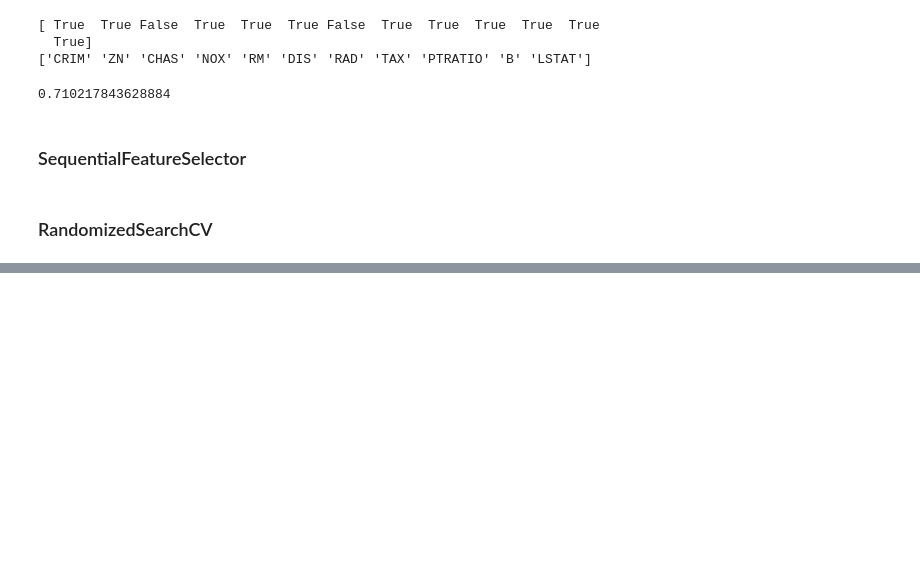
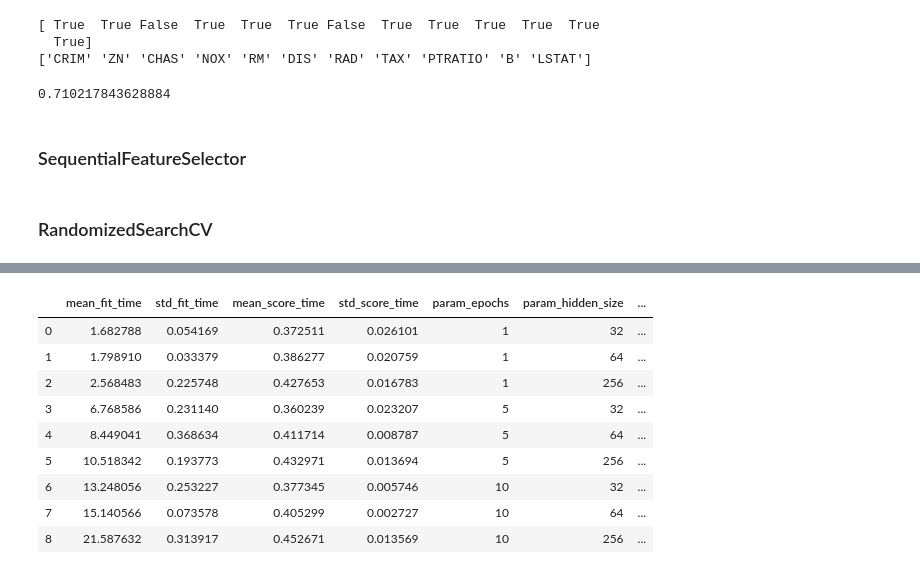
Before and after one commit to azastron/ml_tutorial, a Jupyter notebook: tutorial.ipynb, the cells around one changed output, grey strips where cells are left out. Cells and saved outputs as stored; diff of their text form; code cells hidden in the pictures; blank space fills up the shorter version.

```diff
--- a/tutorial.ipynb
+++ b/tutorial.ipynb
@@ -1095,0 +1272,17 @@ random_search = RandomizedSearchCV(clf, param_distributions=param_dist, n_iter=2
+# %%
+def make_model(optimizer="adam", hidden_size=32):
+    model = Sequential([
+        Dense(hidden_size, input_shape=(784,)),
+        Activation('relu'),
+        Dense(10),
+        Activation('softmax'),
+    ])
+    model.compile(optimizer=optimizer, loss="categorical_crossentropy",
+                 metrics=['accuracy'])
+    return model
+# %%
+clf = KerasClassifier(make_model)
+param_grid = {'epochs': [1, 5, 10],
+             'hidden_size': [32, 64, 256]}
+grid = GridSearchCV(clf, param_grid=param_grid)
+grid.fit(X_train, y_train)
@@ -1095,0 +1313,4 @@ random_search = RandomizedSearchCV(clf, param_distributions=param_dist, n_iter=2
+# %%
+res = pd.DataFrame(grid.cv_results_)
+res.pivot_table(index=["param_epochs", "param_hidden_size"],
+              values=['mean_test_score'])
@@ -1095,0 +1329,13 @@ random_search = RandomizedSearchCV(clf, param_distributions=param_dist, n_iter=2
+# %%
+res
+# %% [output]
+|  | mean_fit_time | std_fit_time | mean_score_time | std_score_time | param_epochs | param_hidden_size | ... |
+| 0 | 1.682788 | 0.054169 | 0.372511 | 0.026101 | 1 | 32 | ... |
+| 1 | 1.798910 | 0.033379 | 0.386277 | 0.020759 | 1 | 64 | ... |
+| 2 | 2.568483 | 0.225748 | 0.427653 | 0.016783 | 1 | 256 | ... |
+| 3 | 6.768586 | 0.231140 | 0.360239 | 0.023207 | 5 | 32 | ... |
+| 4 | 8.449041 | 0.368634 | 0.411714 | 0.008787 | 5 | 64 | ... |
+| 5 | 10.518342 | 0.193773 | 0.432971 | 0.013694 | 5 | 256 | ... |
+| 6 | 13.248056 | 0.253227 | 0.377345 | 0.005746 | 10 | 32 | ... |
+| 7 | 15.140566 | 0.073578 | 0.405299 | 0.002727 | 10 | 64 | ... |
+| 8 | 21.587632 | 0.313917 | 0.452671 | 0.013569 | 10 | 256 | ... |
```
Also changed, not shown: parts of 37 cells of this notebook.
